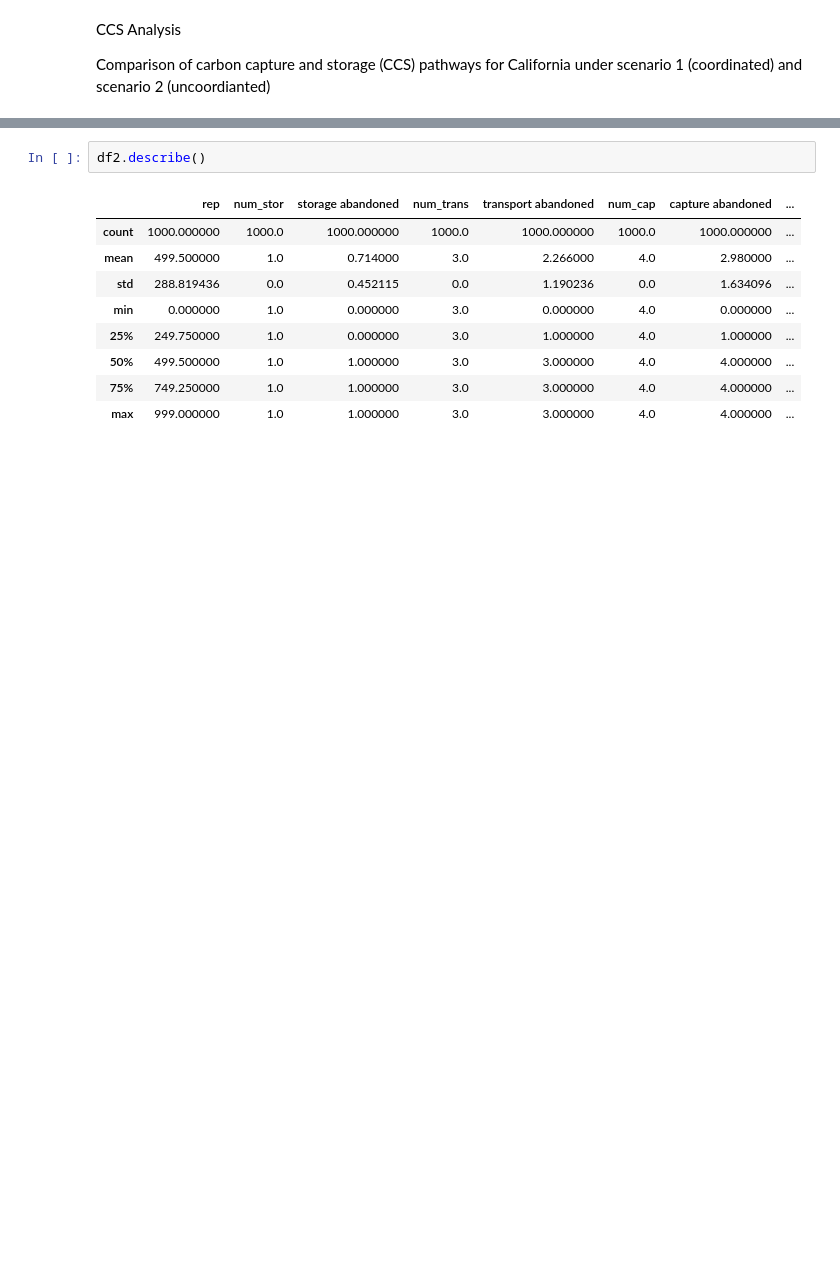
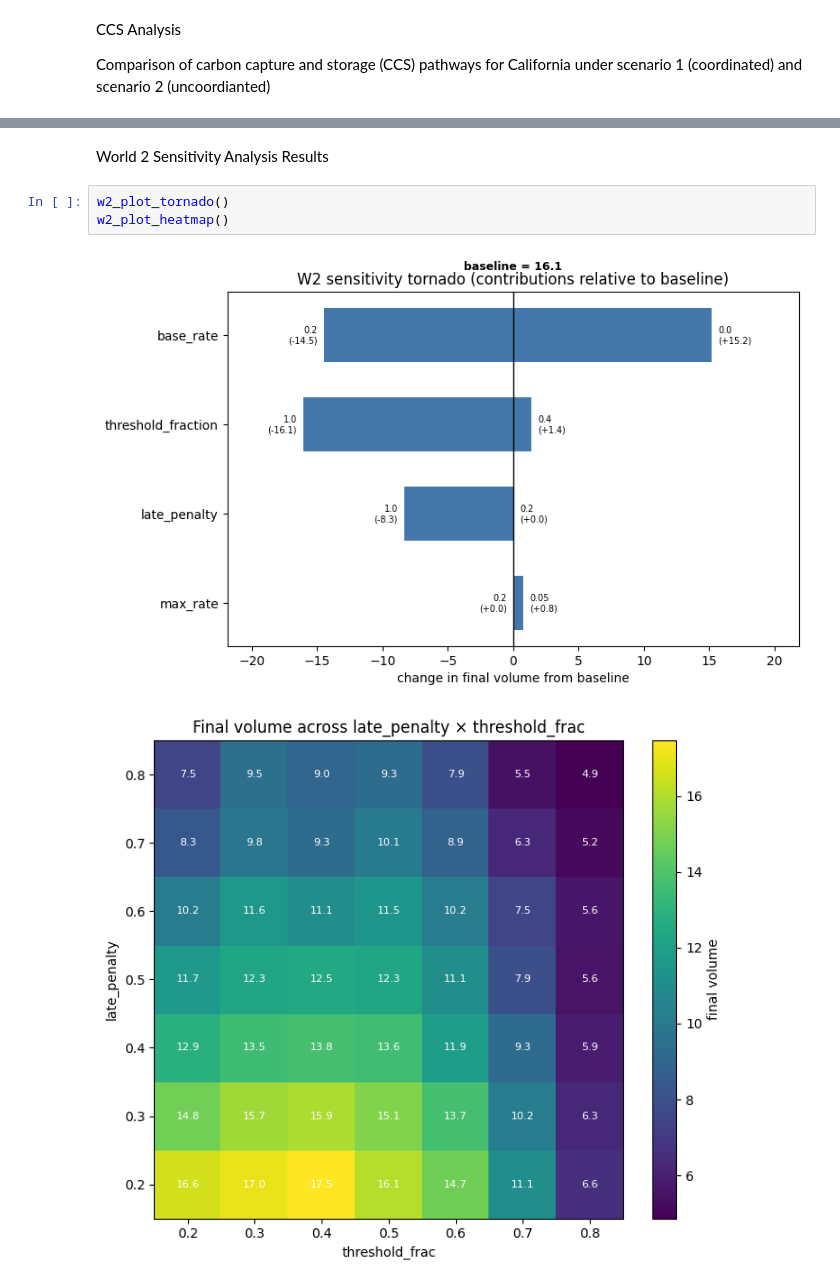
Before and after one commit to mg6090-ctrl/ccs-deployment-simulation, a Jupyter notebook: CCS_analysis.ipynb, the cells around one changed output, grey strips where cells are left out. Cells and saved outputs as stored; diff of their text form; blank space fills up the shorter version.

```diff
--- a/CCS_analysis.ipynb
+++ b/CCS_analysis.ipynb
@@ -125,12 +300,8 @@ df2.head()
+# %% [markdown]
+World 2 Sensitivity Analysis Results
 # %%
-df2.describe()
+w2_plot_tornado()
+w2_plot_heatmap()
 # %% [output]
-|  | rep | num_stor | storage abandoned | num_trans | transport abandoned | num_cap | capture abandoned | ... |
-| count | 1000.000000 | 1000.0 | 1000.000000 | 1000.0 | 1000.000000 | 1000.0 | 1000.000000 | ... |
-| mean | 499.500000 | 1.0 | 0.714000 | 3.0 | 2.266000 | 4.0 | 2.980000 | ... |
-| std | 288.819436 | 0.0 | 0.452115 | 0.0 | 1.190236 | 0.0 | 1.634096 | ... |
-| min | 0.000000 | 1.0 | 0.000000 | 3.0 | 0.000000 | 4.0 | 0.000000 | ... |
-| 25% | 249.750000 | 1.0 | 0.000000 | 3.0 | 1.000000 | 4.0 | 1.000000 | ... |
-| 50% | 499.500000 | 1.0 | 1.000000 | 3.0 | 3.000000 | 4.0 | 4.000000 | ... |
-| 75% | 749.250000 | 1.0 | 1.000000 | 3.0 | 3.000000 | 4.0 | 4.000000 | ... |
-| max | 999.000000 | 1.0 | 1.000000 | 3.0 | 3.000000 | 4.0 | 4.000000 | ... |
+[figure, added]
+[figure, added]
```
Also changed, not shown: parts of 17 cells of this notebook, 4 other files.
